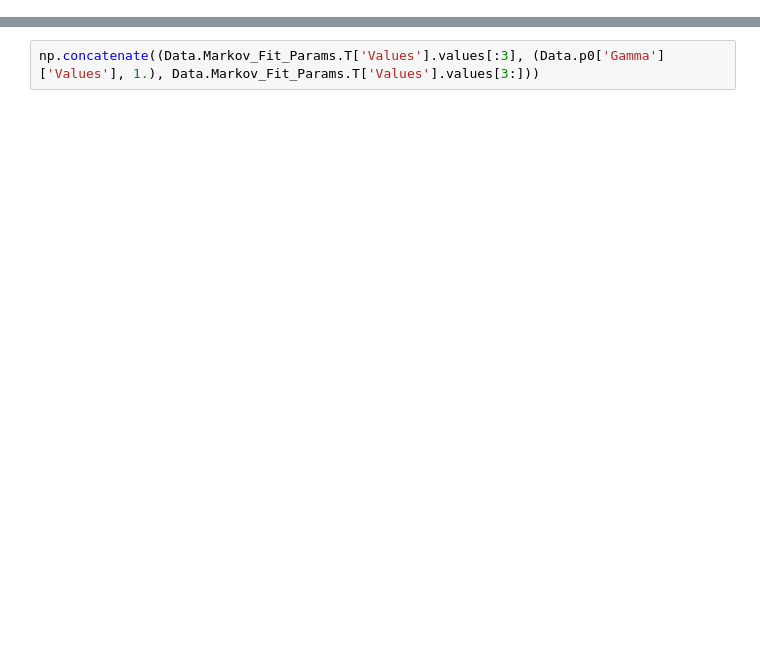
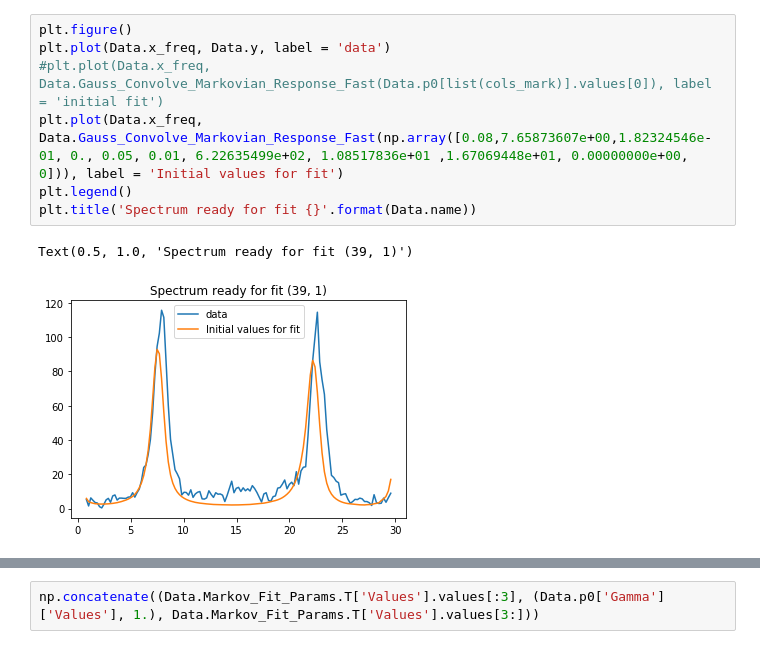
Before and after one commit to flautodipan/Python_Libraries, a Jupyter notebook: Experimentum_single.ipynb, the cells around one changed output, grey strips where cells are left out. Drawn from its saved outputs; the diff is of its cells as text; blank space fills up the shorter version.

```diff
--- a/Experimentum_single.ipynb
+++ b/Experimentum_single.ipynb
@@ -111,0 +120,10 @@ KeyError: 1
+# %%
+plt.figure()
+plt.plot(Data.x_freq, Data.y, label = 'data')
+#plt.plot(Data.x_freq, Data.Gauss_Convolve_Markovian_Response_Fast(Data.p0[list(cols_mark)].values[0]), label = 'initial fit')
+plt.plot(Data.x_freq, Data.Gauss_Convolve_Markovian_Response_Fast(np.array([0.08,7.65873607e+00,1.82324546e-01, 0., 0.05, 0.01, 6.22635499e+02, 1.08517836e+01 ,1.67069448e+01, 0.00000000e+00, 0])), label = 'Initial values for fit')
+plt.legend()
+plt.title('Spectrum ready for fit {}'.format(Data.name))
+# %% [output]
+Text(0.5, 1.0, 'Spectrum ready for fit (39, 1)')
+[figure, added]
```
Also changed, not shown: parts of 16 cells of this notebook, 5 other files.
